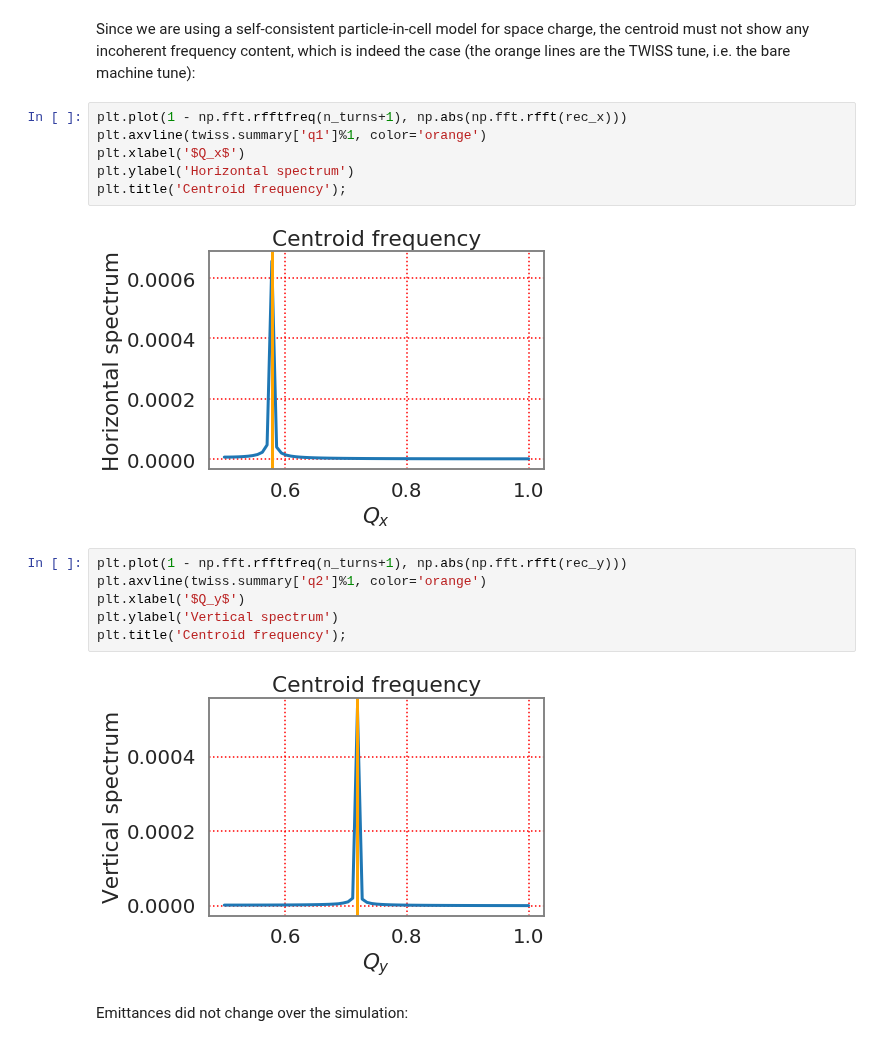
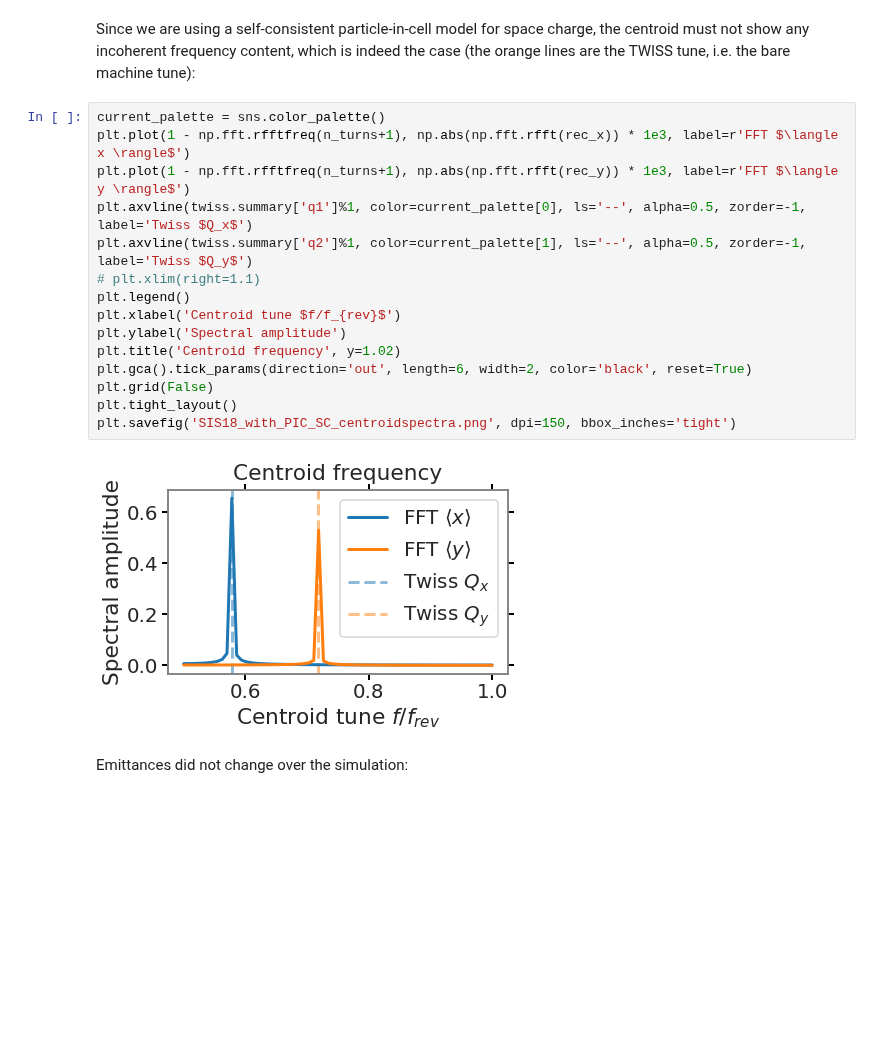
Before and after one commit to aoeftiger/sixtracklib_pyht_playground, a Jupyter notebook: sis18/SIS18_with_PIC_space_charge.ipynb, the cells around one changed output. Cells and saved outputs as stored; diff of their text form; blank space fills up the shorter version.

```diff
--- a/sis18/SIS18_with_PIC_space_charge.ipynb
+++ b/sis18/SIS18_with_PIC_space_charge.ipynb
@@ -522,21 +530,22 @@ plt.title('Centroids');
 # %% [markdown]
 Since we are using a self-consistent particle-in-cell model for space charge, the centroid must not show any incoherent frequency content, which is indeed the case (the orange lines are the TWISS tune, i.e. the bare machine tune):
-# %%
-plt.plot(1 - np.fft.rfftfreq(n_turns+1), np.abs(np.fft.rfft(rec_x)))
-plt.axvline(twiss.summary['q1']%1, color='orange')
-plt.xlabel('$Q_x$')
-plt.ylabel('Horizontal spectrum')
-plt.title('Centroid frequency');
-# %% [output]
-[figure, removed]
-# %%
-plt.plot(1 - np.fft.rfftfreq(n_turns+1), np.abs(np.fft.rfft(rec_y)))
-plt.axvline(twiss.summary['q2']%1, color='orange')
-plt.xlabel('$Q_y$')
-plt.ylabel('Vertical spectrum')
-plt.title('Centroid frequency');
-# %% [output]
-[figure, removed]
+# %%
+current_palette = sns.color_palette()
+plt.plot(1 - np.fft.rfftfreq(n_turns+1), np.abs(np.fft.rfft(rec_x)) * 1e3, label=r'FFT $\langle x \rangle$')
+plt.plot(1 - np.fft.rfftfreq(n_turns+1), np.abs(np.fft.rfft(rec_y)) * 1e3, label=r'FFT $\langle y \rangle$')
+plt.axvline(twiss.summary['q1']%1, color=current_palette[0], ls='--', alpha=0.5, zorder=-1, label='Twiss $Q_x$')
+plt.axvline(twiss.summary['q2']%1, color=current_palette[1], ls='--', alpha=0.5, zorder=-1, label='Twiss $Q_y$')
+# plt.xlim(right=1.1)
+plt.legend()
+plt.xlabel('Centroid tune $f/f_{rev}$')
+plt.ylabel('Spectral amplitude')
+plt.title('Centroid frequency', y=1.02)
+plt.gca().tick_params(direction='out', length=6, width=2, color='black', reset=True)
+plt.grid(False)
+plt.tight_layout()
+plt.savefig('SIS18_with_PIC_SC_centroidspectra.png', dpi=150, bbox_inches='tight')
+# %% [output]
+[figure, added]
 # %% [markdown]
 Emittances did not change over the simulation:
 # %%
```
Also changed, not shown: parts of 10 cells of this notebook, 4 other files.
